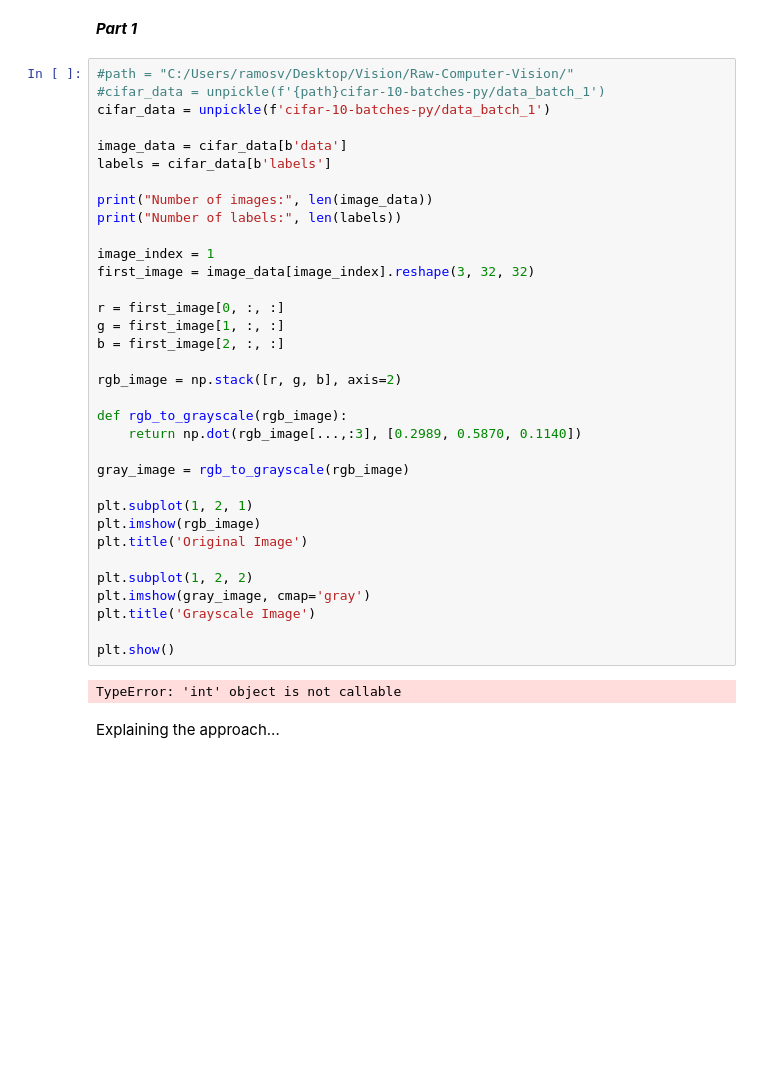
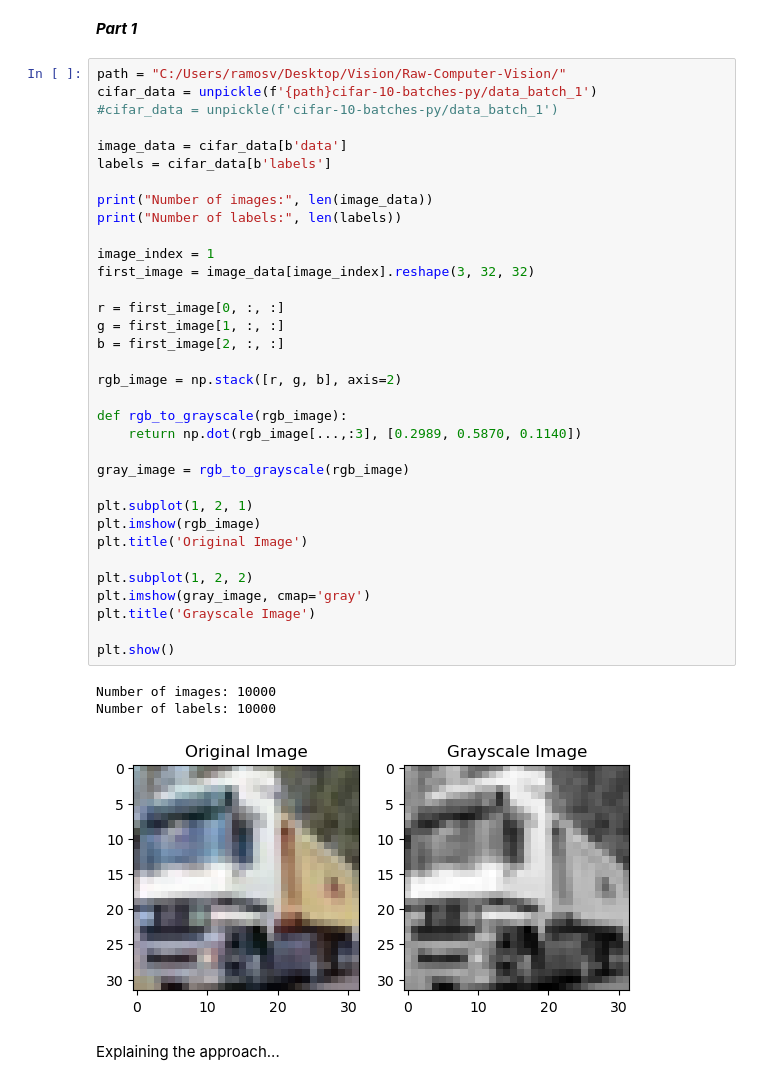
Before and after one commit to ramosv/Raw-Computer-Vision, a Jupyter notebook: cifar.ipynb, the cells around one changed output. Cells and saved outputs as stored; diff of their text form; blank space fills up the shorter version.

Commit message:
Fix Data

```diff
--- a/cifar.ipynb
+++ b/cifar.ipynb
@@ -27,41 +27,43 @@ print(os.getcwd())
 # %% [markdown]
 ***Part 1***
 # %%
-#path = "C:/Users/ramosv/Desktop/Vision/Raw-Computer-Vision/"
-#cifar_data = unpickle(f'{path}cifar-10-batches-py/data_batch_1')
-cifar_data = unpickle(f'cifar-10-batches-py/data_batch_1')
+path = "C:/Users/ramosv/Desktop/Vision/Raw-Computer-Vision/"
+cifar_data = unpickle(f'{path}cifar-10-batches-py/data_batch_1')
+#cifar_data = unpickle(f'cifar-10-batches-py/data_batch_1')
 
 image_data = cifar_data[b'data']
 labels = cifar_data[b'labels']
 
 print("Number of images:", len(image_data))
 print("Number of labels:", len(labels))
 
 image_index = 1
 first_image = image_data[image_index].reshape(3, 32, 32)
 
 r = first_image[0, :, :]
 g = first_image[1, :, :]
 b = first_image[2, :, :]
 
 rgb_image = np.stack([r, g, b], axis=2)
 
 def rgb_to_grayscale(rgb_image):
     return np.dot(rgb_image[...,:3], [0.2989, 0.5870, 0.1140])
 
 gray_image = rgb_to_grayscale(rgb_image)
 
 plt.subplot(1, 2, 1)
 plt.imshow(rgb_image)
 plt.title('Original Image')
 
 plt.subplot(1, 2, 2)
 plt.imshow(gray_image, cmap='gray')
 plt.title('Grayscale Image')
 
 plt.show()
 # %% [output]
-TypeError: 'int' object is not callable
+Number of images: 10000
+Number of labels: 10000
+[figure, added]
 # %% [markdown]
 Explaining the approach...
 # %% [markdown]
```
Also changed, not shown: parts of 4 cells of this notebook, 8 other files.
